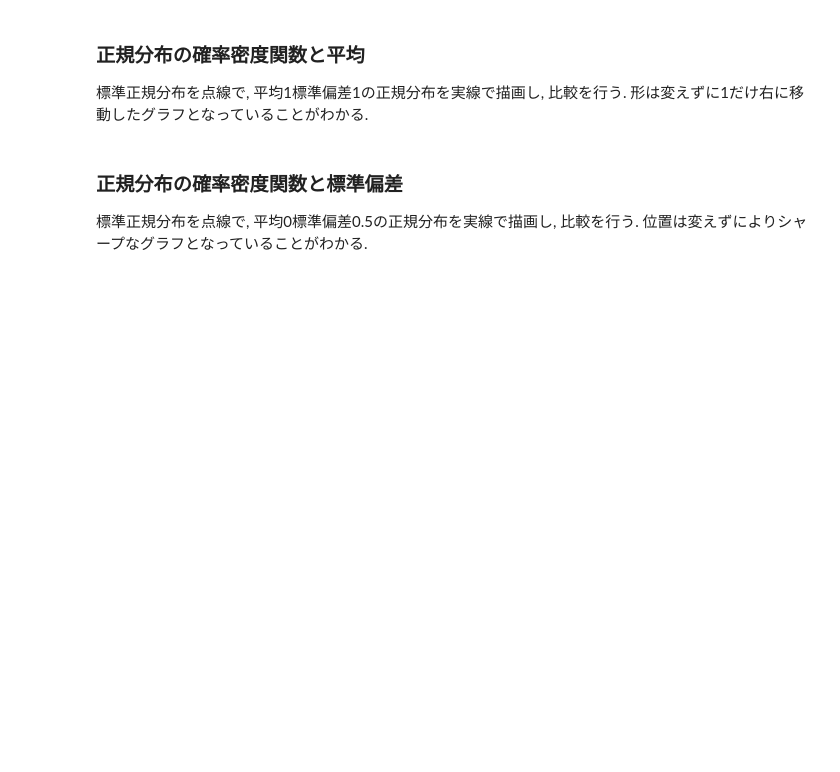
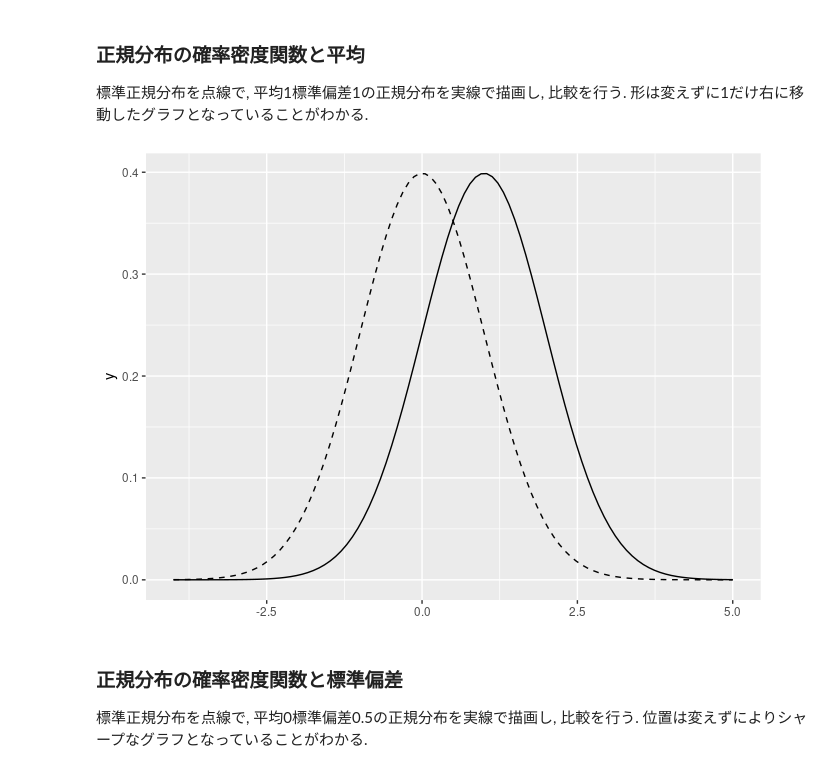
Before and after one commit to N-Yukihiro/Intro2Stats_SFC, a Jupyter notebook: Lecture-03/prob_dens.ipynb, the cells around one changed output. Saved outputs shown, nothing was run; the diff lists cells and outputs as text; code cells hidden in the pictures; blank space fills up the shorter version.

```diff
--- a/Lecture-03/prob_dens.ipynb
+++ b/Lecture-03/prob_dens.ipynb
@@ -117,15 +150,18 @@ ggplot(data = NULL) +
 標準正規分布を点線で, 平均1標準偏差1の正規分布を実線で描画し,
 比較を行う. 形は変えずに1だけ右に移動したグラフとなっていることがわかる.
 # %%
-ggplot(data = NULL) +
-  aes(xmin = -4,
-      xmax = 5) +
-  stat_function(
+ggplot() +
+  xlim(-4, 5) +
+  geom_function(
     fun      = dnorm,
-    linetype = "dashed") +
-  stat_function(
+    linetype = "dashed"
+  ) +
+  geom_function(
     fun  = dnorm,
-    args = list(mean = 1))
+    args = list(mean = 1)
+  )
+# %% [output]
+[figure, added]
 # %% [markdown]
 ### 正規分布の確率密度関数と標準偏差
 
```
Also changed, not shown: parts of 44 cells of this notebook, 1 other file.
